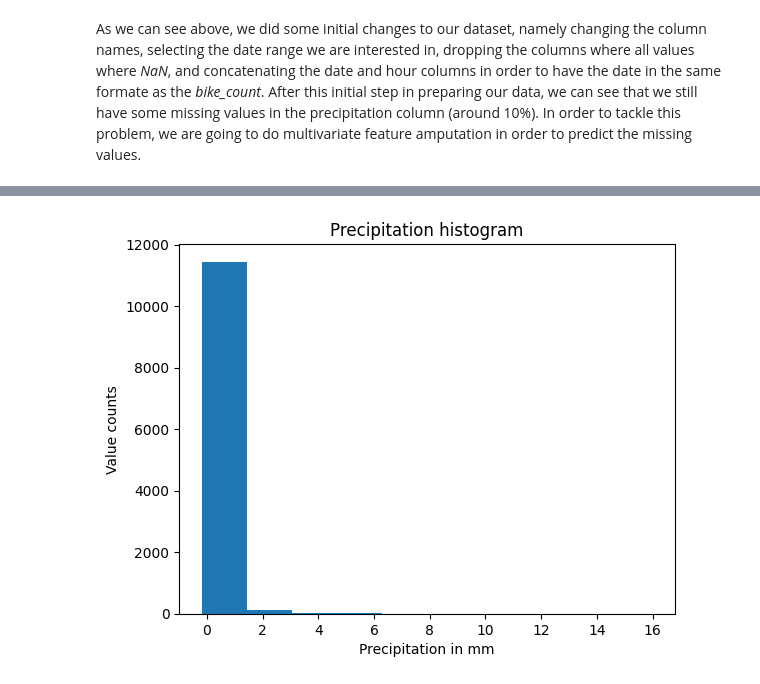
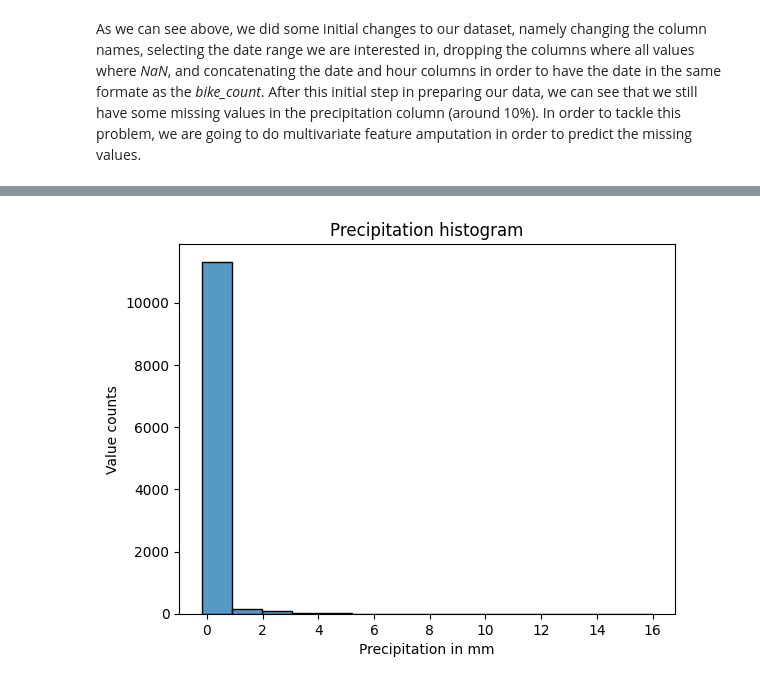
Before and after one commit to stlbnmaria/PythonForDS_Project, a Jupyter notebook: data_analyses/weather_data_analyses.ipynb, the cells around one changed output, grey strips where cells are left out. Drawn from its saved outputs; the diff is of its cells as text; code cells hidden in the pictures.

Commit message:
Weather data analysis improvment-needs cleaning and further analysis

```diff
--- a/data_analyses/weather_data_analyses.ipynb
+++ b/data_analyses/weather_data_analyses.ipynb
@@ -107,10 +165,12 @@ plt.show()
 # %%
-# impute percipitation based on all other weather data except the date
-imp = IterativeImputer(random_state=0)
-transformed_data = imp.fit_transform(weather_data.drop(columns=["date"]))
+# impute percipitation based on all other weather data except the date and wdir
+unused_cols = ["date","wdir"]
+#imp = IterativeImputer(random_state=0)
+imp = KNNImputer(n_neighbors=10)
+transformed_data = imp.fit_transform(weather_data.drop(columns=unused_cols))
 
 weather_data_imp = weather_data.copy()
-weather_data_imp.iloc[:, 1:] = transformed_data
+weather_data_imp[weather_data_imp.columns.difference(unused_cols,sort=False)] = transformed_data
 # %%
 weather_data_imp.info()
 # %% [output]
@@ -132,9 +205,9 @@ memory usage: 815.9 KB
 # %%
 # TODO: make this clearer
-plt.hist(weather_data_imp['prcp'],)
+sns.histplot(weather_data_imp['prcp'])
 plt.xlabel('Precipitation in mm')
 plt.ylabel('Value counts')
 plt.title('Precipitation histogram')
 plt.show()
 # %% [output]
-[figure, old version]
+[figure, new version]
```
Also changed, not shown: parts of 11 cells of this notebook.
